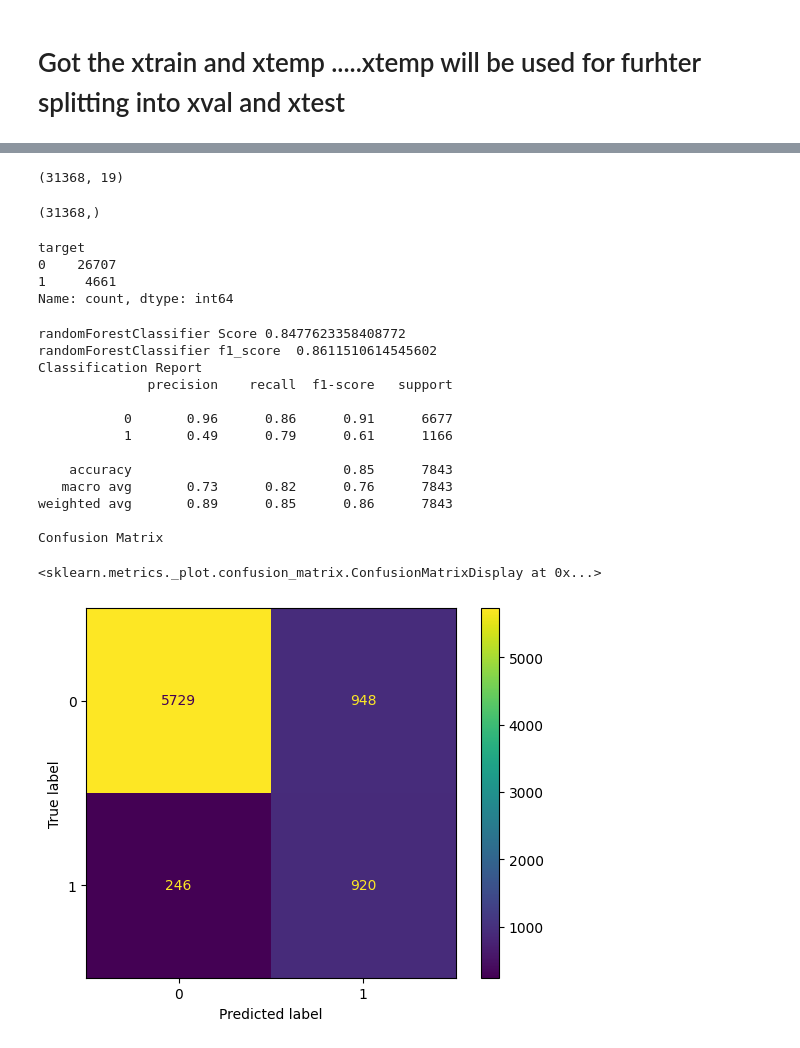
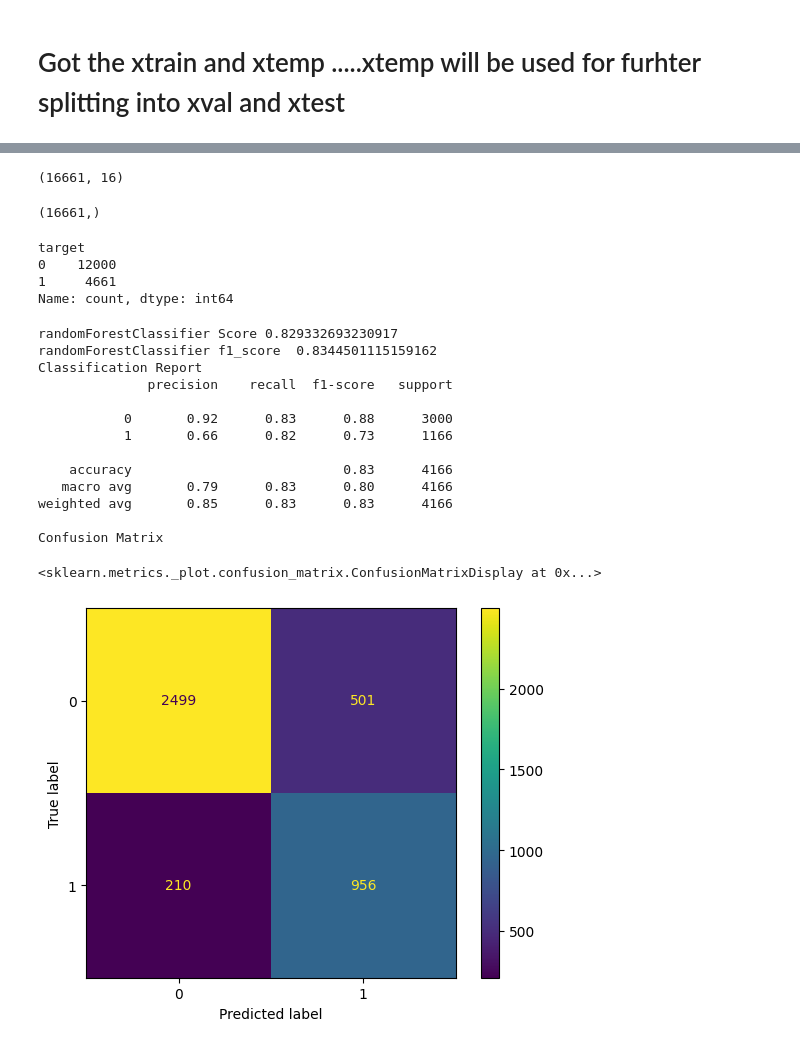
Before and after one commit to linisha04/Predict-the-Success-of-Bank-telemarketing, a Jupyter notebook: liniiiii.ipynb, the cells around one changed output, grey strips where cells are left out. Drawn from its saved outputs; the diff is of its cells as text; code cells hidden in the pictures.

Commit message:
Kaggle Notebook | 22f2000254-notebook-t32024 | 77-randomForestClassifier

```diff
--- a/liniiiii.ipynb
+++ b/liniiiii.ipynb
@@ -846,11 +846,11 @@ memory usage: 6.0+ MB
 # %%
 from sklearn.compose import ColumnTransformer
 from sklearn.preprocessing import StandardScaler , OneHotEncoder  , LabelEncoder, RobustScaler , OrdinalEncoder
-# 'day','month',,'Age_Category','',balance,duration
+# 'age','pdays','balance'
 
 col_transformer=ColumnTransformer(transformers=[
 
-    ('numerical_cols' , RobustScaler(),['age','previous','campaign','balance','duration','pdays']),
+    ('numerical_cols' , RobustScaler(),['previous','campaign','duration']),
     ('categorical_cols' , OneHotEncoder(handle_unknown='ignore',sparse_output=False),['job','marital','poutcome','education','day','month','Age_Category']),
 #     ('label_cols', OrdinalEncoder(),['education' , 'Age_Category'])
 ])
@@ -900,18 +894,23 @@ corr.style.background_gradient(cmap='coolwarm')
 # %% [markdown]
 # Converted the (0,1) ===> (no,yes)
 # chose the features
+# %%
+train_yes=train[train['target']=='no'].sample(15000 , random_state=42)
+train_no=train[train['target']=='yes']
+
+train= pd.concat([train_yes, train_no])
 # %%
 train['target'] = train['target'].map({'yes': 1, 'no': 0})
 y=train['target']
 
 
-
-train=train[['age','pdays','previous','campaign' ,'job','marital','poutcome' ,'education','previously_contacted','Age_Category' ,'default','loan','balance','housing','contact','duration','day','month','isSunday' ]]
+# 'age','pdays','balance'
+train=train[['previous','campaign' ,'job','marital','poutcome' ,'education','previously_contacted','Age_Category' ,'default','loan','housing','contact','duration','day','month','isSunday' ]]
 
 
 
 
-test=test[['age','pdays','previous','campaign' ,'job','marital','poutcome' ,'education','previously_contacted','Age_Category' ,'default','loan','balance','housing','contact','duration','day' ,'month','isSunday']]
+test=test[['previous','campaign' ,'job','marital','poutcome' ,'education','previously_contacted','Age_Category' ,'default','loan','housing','contact','duration','day' ,'month','isSunday']]
 # %%
 print(y.value_counts())
 # %% [output]
@@ -970,58 +965,58 @@ from sklearn.decomposition import PCA
 # %%
 xtrain.shape
 # %% [output]
-(31368, 19)
+(16661, 16)
 # %%
 ytrain.shape
 # %% [output]
-(31368,)
+(16661,)
 # %%
 from sklearn.metrics import classification_report , confusion_matrix , ConfusionMatrixDisplay
 # %%
 ytrain.value_counts()
 # %% [output]
 target
-0    26707
+0    12000
 1     4661
 Name: count, dtype: int64
 # %%
 from sklearn.ensemble import RandomForestClassifier
 from imblearn.pipeline import Pipeline
 
 rf=RandomForestClassifier(random_state=1 , n_estimators=200, max_depth=10,class_weight='balanced' , min_samples_split=3 , min_samples_leaf=3  , n_jobs=-1)
-randomForestClassifier=Pipeline([('col_transformer',col_transformer),('pca' ,PCA())
+randomForestClassifier=Pipeline([('col_transformer',col_transformer),('smote',smote)
                                  ,('randomForest',rf)])
 
 randomForestClassifier.fit(xtrain, ytrain)
 
 ypredicted_rf=randomForestClassifier.predict(xtest)
 
 print(   'randomForestClassifier Score'   ,  randomForestClassifier.score(xtest,ytest)  )
 
 
 print(   'randomForestClassifier f1_score '  ,     f1_score(ytest, ypredicted_rf  , average='weighted')    )
 
 print('Classification Report')
 
 print(classification_report(ytest ,ypredicted_rf))
 
 print('Confusion Matrix')
 
 ConfusionMatrixDisplay.from_estimator(randomForestClassifier,xtest,ytest)
 # %% [output]
-randomForestClassifier Score 0.8477623358408772
-randomForestClassifier f1_score  0.8611510614545602
+randomForestClassifier Score 0.829332693230917
+randomForestClassifier f1_score  0.8344501115159162
 Classification Report
               precision    recall  f1-score   support
 
-           0       0.96      0.86      0.91      6677
-           1       0.49      0.79      0.61      1166
+           0       0.92      0.83      0.88      3000
+           1       0.66      0.82      0.73      1166
 
-    accuracy                           0.85      7843
-   macro avg       0.73      0.82      0.76      7843
-weighted avg       0.89      0.85      0.86      7843
+    accuracy                           0.83      4166
+   macro avg       0.79      0.83      0.80      4166
+weighted avg       0.85      0.83      0.83      4166
 
 Confusion Matrix
 <sklearn.metrics._plot.confusion_matrix.ConfusionMatrixDisplay at 0x...>
-[figure, old version]
+[figure, new version]
 # %%
```
Also changed, not shown: parts of 10 cells of this notebook.
